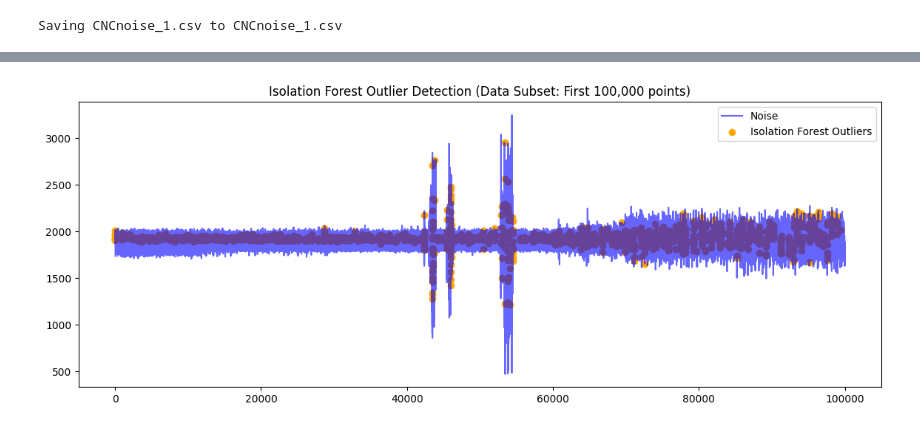
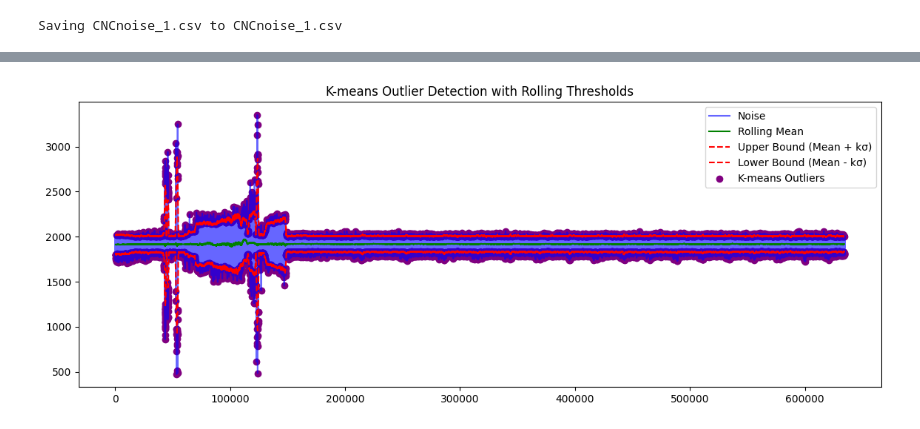
Before and after one commit to kingmin-1225/tensor-project, a Jupyter notebook: methodology/unsupervisor (2).ipynb, the cells around one changed output, grey strips where cells are left out. Cells and saved outputs as stored; diff of their text form; code cells hidden in the pictures.

```diff
--- a/methodology/unsupervisor (2).ipynb
+++ b/methodology/unsupervisor (2).ipynb
@@ -253,30 +26,0 @@ plt.show()
-# %%
-# 데이터 앞 100,000개만 추출 (look_back 고려)
-cut = 100000
-subset = data.iloc[:cut + look_back].copy()  # look_back 만큼 추가
-
-# 특징 벡터 생성
-X_cut = create_dataset(subset['noise'], look_back=look_back)
-noise_cut = subset['noise'].values[look_back:]
-
-# 이상치 결과 초기화
-is_outlier_iso_cut = np.zeros(len(noise_cut), dtype=bool)
-
-# 슬라이딩 윈도우 기반 이상치 탐지
-for start in range(0, len(X_cut) - iso_window_size, iso_step):
-    end = start + iso_window_size
-    X_window = X_cut[start:end]
-
-    model = IsolationForest(contamination=iso_contamination, random_state=42)
-    preds = model.fit_predict(X_window)
-    is_outlier_iso_cut[start:end] |= (preds == -1)
-
-# 시각화
-plt.figure(figsize=(14, 5))
-plt.plot(noise_cut, label='Noise', color='blue', alpha=0.6)
-plt.scatter(np.where(is_outlier_iso_cut)[0], noise_cut[is_outlier_iso_cut], color='orange', label='Isolation Forest Outliers')
-plt.title("Isolation Forest Outlier Detection (Data Subset: First 100,000 points)")
-plt.legend()
-plt.show()
-# %% [output]
-[figure, removed]
@@ -282,0 +77,13 @@ plt.show()
+# %%
+# === 시각화: K-means ===
+plt.figure(figsize=(14, 5))
+plt.plot(noise_full, label='Noise', color='blue', alpha=0.6)
+plt.plot(rolling_mean, label='Rolling Mean', color='green')
+plt.plot(upper_bound, label='Upper Bound (Mean + kσ)', color='red', linestyle='--')
+plt.plot(lower_bound, label='Lower Bound (Mean - kσ)', color='red', linestyle='--')
+plt.scatter(np.where(is_outlier_kmeans)[0], noise_full[is_outlier_kmeans], color='purple', label='K-means Outliers')
+plt.title("K-means Outlier Detection with Rolling Thresholds")
+plt.legend()
+plt.show()
+# %% [output]
+[figure, added]
```
Also changed, not shown: parts of 46 cells of this notebook.
